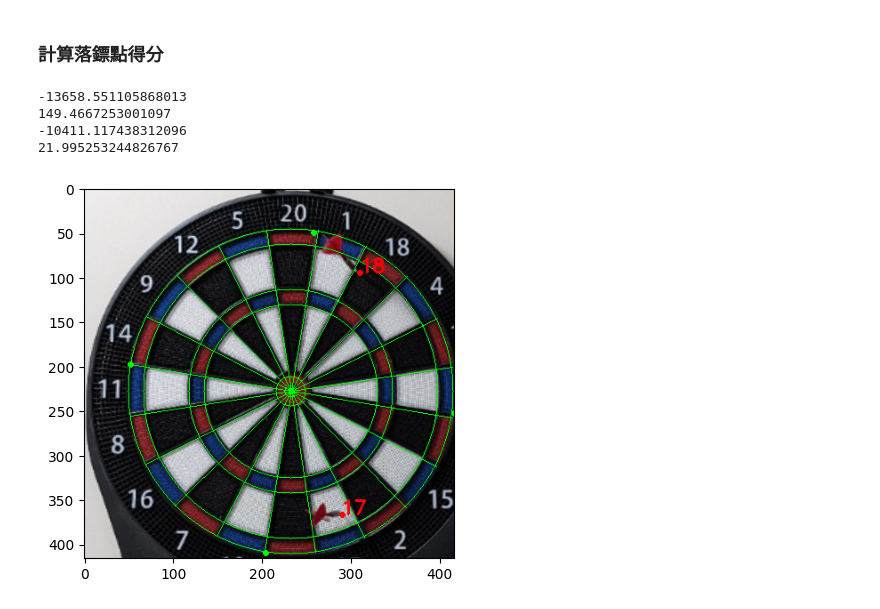
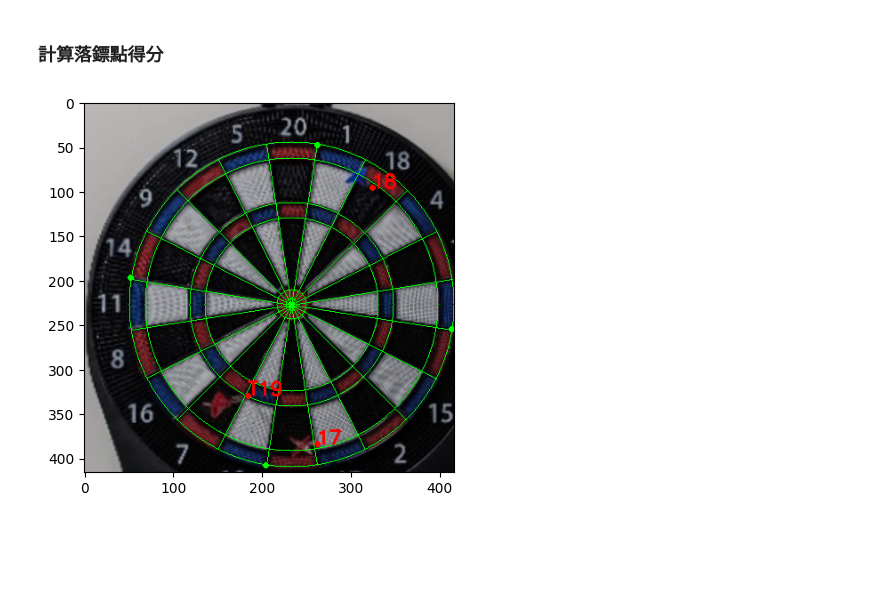
Before and after one commit to RRRChangeche/CV_CVMarathon, a Jupyter notebook: project/Dart_detection/test_tranformation.ipynb, the cells around one changed output. Saved outputs shown, nothing was run; the diff lists cells and outputs as text; code cells hidden in the pictures; blank space fills up the shorter version.

Commit message:
update final project: modify getting score area process

```diff
--- a/project/Dart_detection/test_tranformation.ipynb
+++ b/project/Dart_detection/test_tranformation.ipynb
@@ -35,7 +30,9 @@ name 'DARKNET_FORCE_CPU' is not defined
 # %%
-image_path = r"..\\images\cropped\crop_PXL_20220224_134807891.jpg"
-# image_path = r"..\\images\cropped\crop_PXL_20220302_134930321.jpg"
-# image_path = r"..\\images\cropped\crop_PXL_20220302_134155426.jpg"
+# image_path = r"..\\images\cropped\crop_PXL_20220224_134807891.jpg"    # #18, #17
+# image_path = r"..\\images\cropped\crop_PXL_20220302_134930321.jpg"    # #T20, #20, #19
+# image_path = r"..\\images\cropped\crop_PXL_20220302_134155426.jpg"    # #9, #5, #5
+image_path = r"..\\images\cropped\crop_PXL_20220217_132746735.jpg"    # close to Double/Triple area #18,#T19,#3
+
 image_std_path = r"..\\dartboard.jpg"
 
 # dart detection
@@ -90,7 +93,7 @@ plt.subplot(132),plt.imshow(img),plt.title('img')
 # 使用sift搜尋特徵點和描述子
 '''
  - cv2.SIFT()
- - SIFT.detectAncCompute()
+ - SIFT.detectAndCompute()
 '''
 def getPerspectiveTransformbySIFT(img_std, img):
     MAX_NUM_FEARTURES = 1000
@@ -139,12 +142,12 @@ def getPerspectiveTransformbySIFT(img_std, img):
 
 
 # 使用sift找出透視轉換矩陣
-M = getPerspectiveTransformbySIFT(img_std, img)
-img = cv2.warpPerspective(img, M, (cols,rows))
+# M = getPerspectiveTransformbySIFT(img_std, img)
+# img = cv2.warpPerspective(img, M, (cols,rows))
 
 # 使用4個校正點找出透視轉換矩陣
-# M = cv2.getPerspectiveTransform(pts,pts_std)
-# img = cv2.warpPerspective(img,M,(cols,rows))
+M = cv2.getPerspectiveTransform(pts,pts_std)
+img = cv2.warpPerspective(img,M,(cols,rows))
 
 # # 顯示結果圖
 img = cv2.cvtColor(img, cv2.COLOR_BGR2RGB)
@@ -212,36 +219,52 @@ plt.show()
 # %% [markdown]
 ### 計算落鏢點得分
 # %%
+scoreMap = {0:1,1:18,2:4,3:13,4:6,5:10,6:15,7:2,8:17,9:3,10:19,11:7,12:16,13:8,14:11,15:14,16:9,17:12,18:5,19:20}
+Rscale = [i/340 for i in [12.7, 32, 182, 214, 308,  340]]   # R from last scoring area counting section
+scores = []
+
 if dartPoints:
     dartPoints = np.float32([i[1] for i in dartPoints]).reshape(-1, 1, 2)
     dartPoints = cv2.perspectiveTransform(dartPoints, M).reshape(-1,2)
-    scoreMap = {0:1,1:18,2:4,3:13,4:6,5:10,6:15,7:2,8:17,9:3,10:19,11:7,12:16,13:8,14:11,15:14,16:9,17:12,18:5,19:20}
-    v0 = [tp[0]-center[0],tp[1]-center[1]]    # vector from center to topP
-    d0 = np.linalg.norm(v0)
+    v0 = np.multiply(np.subtract(tp, center), [1,-1])    # vector from center to topP
     for pos in dartPoints:
         # calculate score
-        vdart = [pos[0]-center[0],pos[1]-center[1]] # vector from center to dart
+        vdart = np.multiply(np.subtract(pos, center), [1,-1]) # vector from center to dart
         ddart = np.linalg.norm(vdart)
-        dot = np.dot(v0, vdart)
-        cross = np.cross(vdart, v0)
-        print(cross)
-        if cross > 0: theta = 360-np.arccos(dot/(d0*ddart))/np.pi*180
-        else: theta = np.arccos(dot/(d0*ddart))/np.pi*180
-        print(theta)
-        score = scoreMap[round(theta/18)]
+
+        # calculate degree
+        theta = getDegreeFrom2Vector(v0, vdart)
+        score = scoreMap[int(theta/18)]
+        scoreText = str(score)
+
+        # calculate Rscale
+        scale = ddart/R
+        scaleText = ""
+        if (scale <= Rscale[0]):  # DBull
+            scaleText = "DBULL"
+            score = 50
+        elif (Rscale[0] < scale <= Rscale[1]):  # SBULL
+            scaleText = "SBULL"
+            score = 50
+        elif (Rscale[2] < scale <= Rscale[3]): # Triple area
+            scaleText = "T"
+            score*=3
+        elif (Rscale[4] < scale <= Rscale[5]): # Double area
+            scaleText = "D"
+            score*=2
+        elif (scale > Rscale[5]):         # Outside scoring area
+            scaleText = "Null"
+            score = 0
+        scores.append(score)
 
         # draw dart point
         cv2.circle(img, (round(pos[0]), round(pos[1])), 2, (255,0,0), 2)
         # put score text
-        cv2.putText(img, str(score), tuple(pos), 0, 0.7, (255, 0, 0), 2)
+        cv2.putText(img, scaleText+scoreText, tuple(pos), 0, 0.7, (255, 0, 0), 2)
 
     plt.imshow(img)
     plt.show()
 else:
     print("No darts detecred!")
 # %% [output]
--13658.551105868013
-149.4667253001097
--10411.117438312096
-21.995253244826767
-[figure, old version]
+[figure, new version]
```
Also changed, not shown: parts of 7 cells of this notebook, 1 other file.
